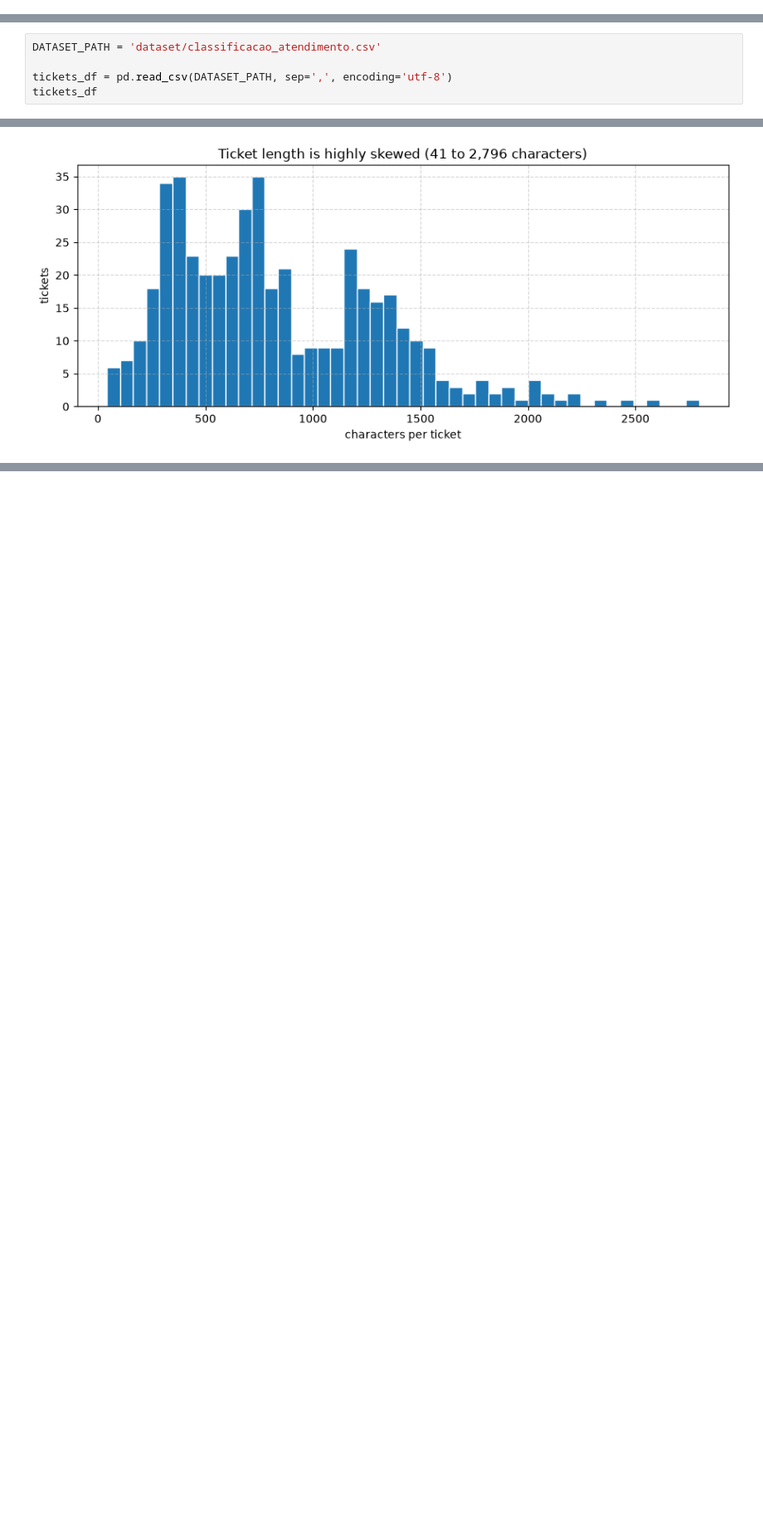
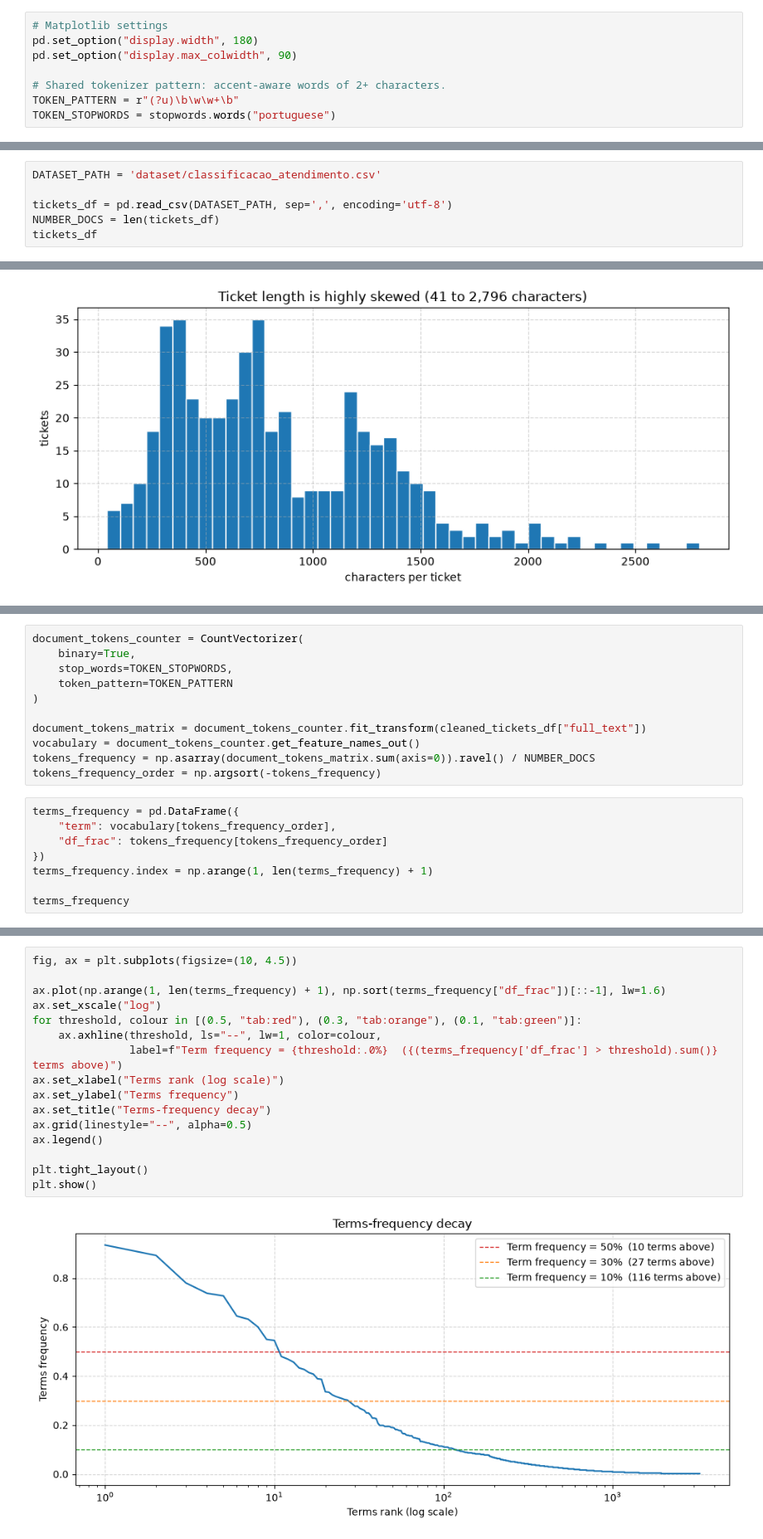
Before and after one commit to nicolaubruno/voll_technical_case, a Jupyter notebook: Support Ticket Clustering.ipynb, the cells around one changed output, grey strips where cells are left out. Shown at 83% size. Saved outputs shown, nothing was run; the diff lists cells and outputs as text; blank space fills up the shorter version.

Commit message:
Terms frequency analysis

```diff
--- a/Support Ticket Clustering.ipynb
+++ b/Support Ticket Clustering.ipynb
@@ -33,9 +36,18 @@ TOKEN_PATTERN = r"(?u)\b\w\w+\b"
+# %%
+# Matplotlib settings
+pd.set_option("display.width", 180)
+pd.set_option("display.max_colwidth", 90)
+
+# Shared tokenizer pattern: accent-aware words of 2+ characters.
+TOKEN_PATTERN = r"(?u)\b\w\w+\b"
+TOKEN_STOPWORDS = stopwords.words("portuguese")
 # %% [markdown]
 ## Dataset basic exploration
 # %%
 DATASET_PATH = 'dataset/classificacao_atendimento.csv'
 
 tickets_df = pd.read_csv(DATASET_PATH, sep=',', encoding='utf-8')
+NUMBER_DOCS = len(tickets_df)
 tickets_df
 # %% [output]
 |  | ticket_id | subject | body |
@@ -726,0 +223,19 @@ vectorizer concern and should stay reversible.
+# %%
+document_tokens_counter = CountVectorizer(
+    binary=True,
+    stop_words=TOKEN_STOPWORDS,
+    token_pattern=TOKEN_PATTERN
+)
+
+document_tokens_matrix = document_tokens_counter.fit_transform(cleaned_tickets_df["full_text"])
+vocabulary = document_tokens_counter.get_feature_names_out()
+tokens_frequency = np.asarray(document_tokens_matrix.sum(axis=0)).ravel() / NUMBER_DOCS
+tokens_frequency_order = np.argsort(-tokens_frequency)
+# %%
+terms_frequency = pd.DataFrame({
+    "term": vocabulary[tokens_frequency_order],
+    "df_frac": tokens_frequency[tokens_frequency_order]
+})
+terms_frequency.index = np.arange(1, len(terms_frequency) + 1)
+
+terms_frequency
@@ -726,0 +256,18 @@ vectorizer concern and should stay reversible.
+# %%
+fig, ax = plt.subplots(figsize=(10, 4.5))
+
+ax.plot(np.arange(1, len(terms_frequency) + 1), np.sort(terms_frequency["df_frac"])[::-1], lw=1.6)
+ax.set_xscale("log")
+for threshold, colour in [(0.5, "tab:red"), (0.3, "tab:orange"), (0.1, "tab:green")]:
+    ax.axhline(threshold, ls="--", lw=1, color=colour,
+               label=f"Term frequency = {threshold:.0%}  ({(terms_frequency['df_frac'] > threshold).sum()} terms above)")
+ax.set_xlabel("Terms rank (log scale)")
+ax.set_ylabel("Terms frequency")
+ax.set_title("Terms-frequency decay")
+ax.grid(linestyle="--", alpha=0.5)
+ax.legend()
+
+plt.tight_layout()
+plt.show()
+# %% [output]
+[figure, added]
```
Also changed, not shown: parts of 26 cells of this notebook.
